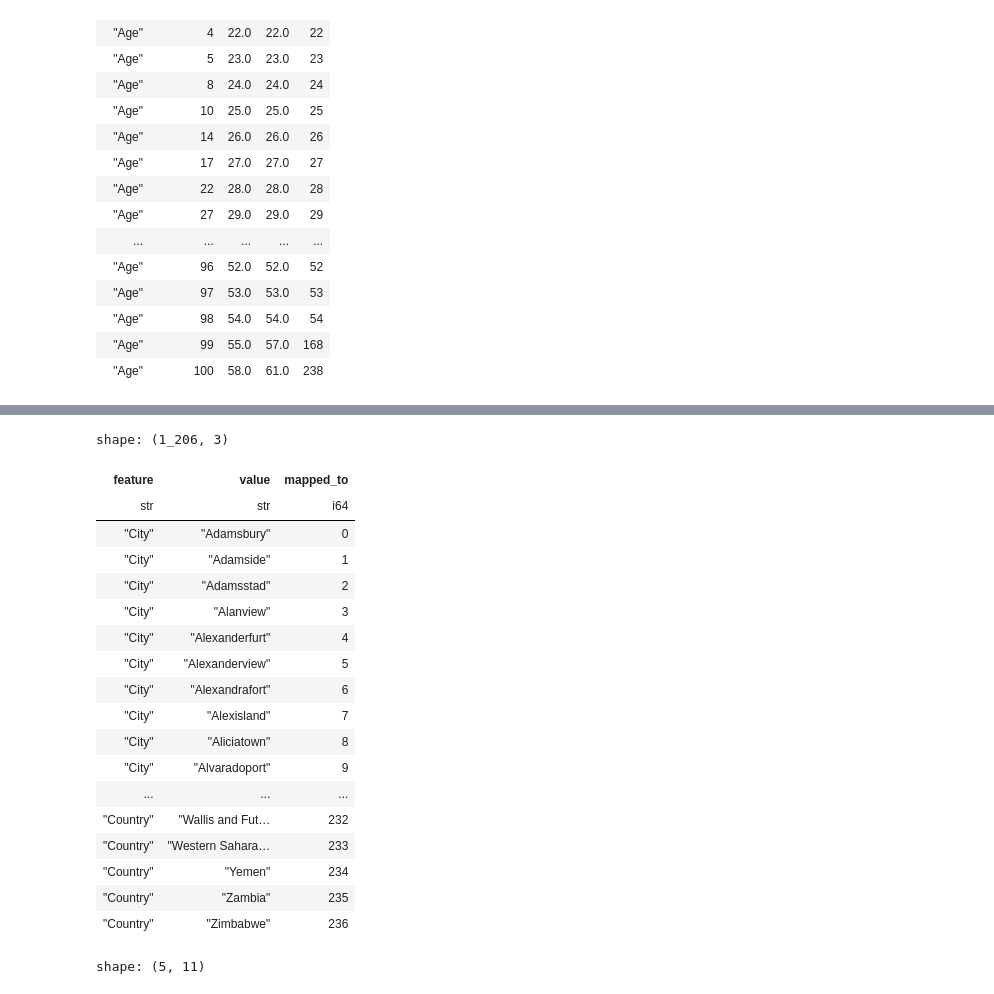
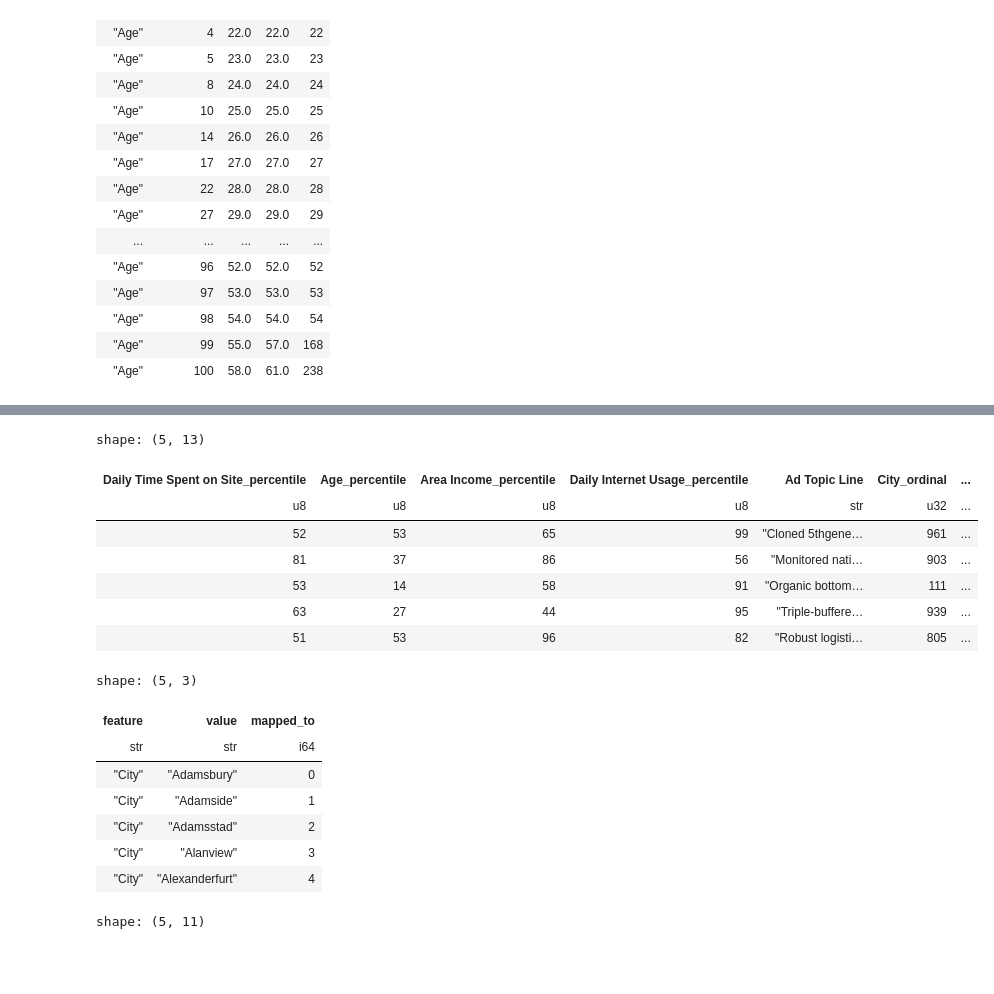
Before and after one commit to abstractqqq/dsds, a Jupyter notebook: examples.ipynb, the cells around one changed output, grey strips where cells are left out. Cells and saved outputs as stored; diff of their text form; code cells hidden in the pictures; blank space fills up the shorter version.

```diff
--- a/examples.ipynb
+++ b/examples.ipynb
@@ -274,5 +262,6 @@ shape: (1_000, 13)
 # %%
-ref.filter(pl.col("feature") == "Age")
+df = pct_result.transformed
+pct_result.mapping.filter(pl.col("feature") == "Age")
 # %% [output]
 shape: (37, 5)
 | feature | percentile | min | max | cnt |
@@ -294,4 +283,4 @@ shape: (37, 5)
 | "Age" | 99 | 55.0 | 57.0 | 168 |
 | "Age" | 100 | 58.0 | 61.0 | 238 |
 # %%
-transformed_df, ordinal_mapping = ordinal_auto_encode(transformed_df, ordinal_cols=["City", "Country"])
+ordinal_res = ordinal_auto_encode(df, ordinal_cols=["City", "Country"])
@@ -320,23 +287,23 @@ shape: (1_000, 13)
-# %%
-ordinal_mapping
-# %% [output]
-shape: (1_206, 3)
-| feature | value | mapped_to |
-| str | str | i64 |
-| "City" | "Adamsbury" | 0 |
-| "City" | "Adamside" | 1 |
-| "City" | "Adamsstad" | 2 |
-| "City" | "Alanview" | 3 |
-| "City" | "Alexanderfurt" | 4 |
-| "City" | "Alexanderview" | 5 |
-| "City" | "Alexandrafort" | 6 |
-| "City" | "Alexisland" | 7 |
-| "City" | "Aliciatown" | 8 |
-| "City" | "Alvaradoport" | 9 |
-| ... | ... | ... |
-| "Country" | "Wallis and Fut… | 232 |
-| "Country" | "Western Sahara… | 233 |
-| "Country" | "Yemen" | 234 |
-| "Country" | "Zambia" | 235 |
-| "Country" | "Zimbabwe" | 236 |
+# %%
+ordinal_res.transformed.head()
+# %% [output]
+shape: (5, 13)
+| Daily Time Spent on Site_percentile | Age_percentile | Area Income_percentile | Daily Internet Usage_percentile | Ad Topic Line | City_ordinal | ... |
+| u8 | u8 | u8 | u8 | str | u32 | ... |
+| 52 | 53 | 65 | 99 | "Cloned 5thgene… | 961 | ... |
+| 81 | 37 | 86 | 56 | "Monitored nati… | 903 | ... |
+| 53 | 14 | 58 | 91 | "Organic bottom… | 111 | ... |
+| 63 | 27 | 44 | 95 | "Triple-buffere… | 939 | ... |
+| 51 | 53 | 96 | 82 | "Robust logisti… | 805 | ... |
+# %%
+ordinal_res.mapping.head()
+# %% [output]
+shape: (5, 3)
+| feature | value | mapped_to |
+| str | str | i64 |
+| "City" | "Adamsbury" | 0 |
+| "City" | "Adamside" | 1 |
+| "City" | "Adamsstad" | 2 |
+| "City" | "Alanview" | 3 |
+| "City" | "Alexanderfurt" | 4 |
 # %%
```
Also changed, not shown: parts of 14 cells of this notebook, 1 other file.
